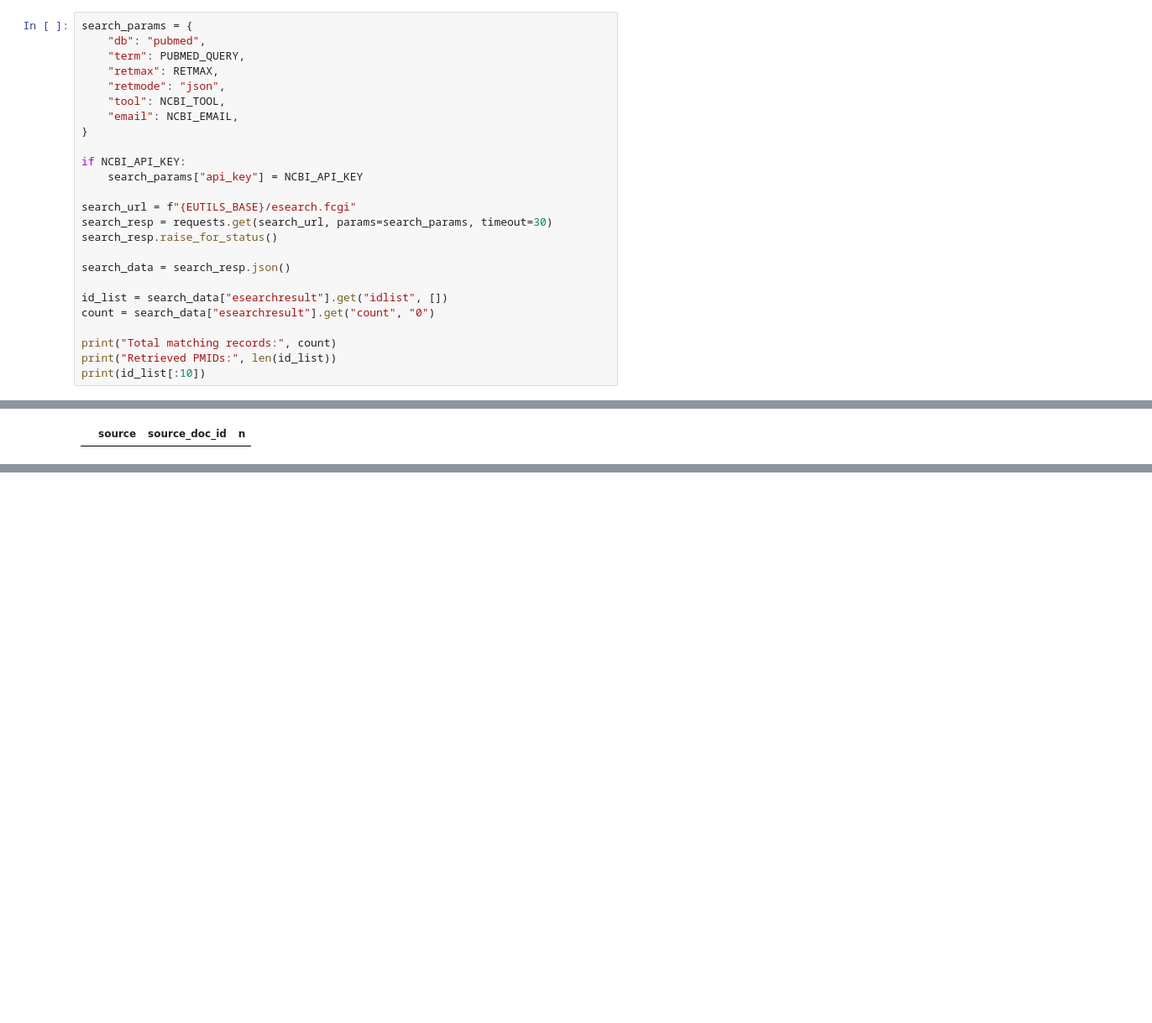
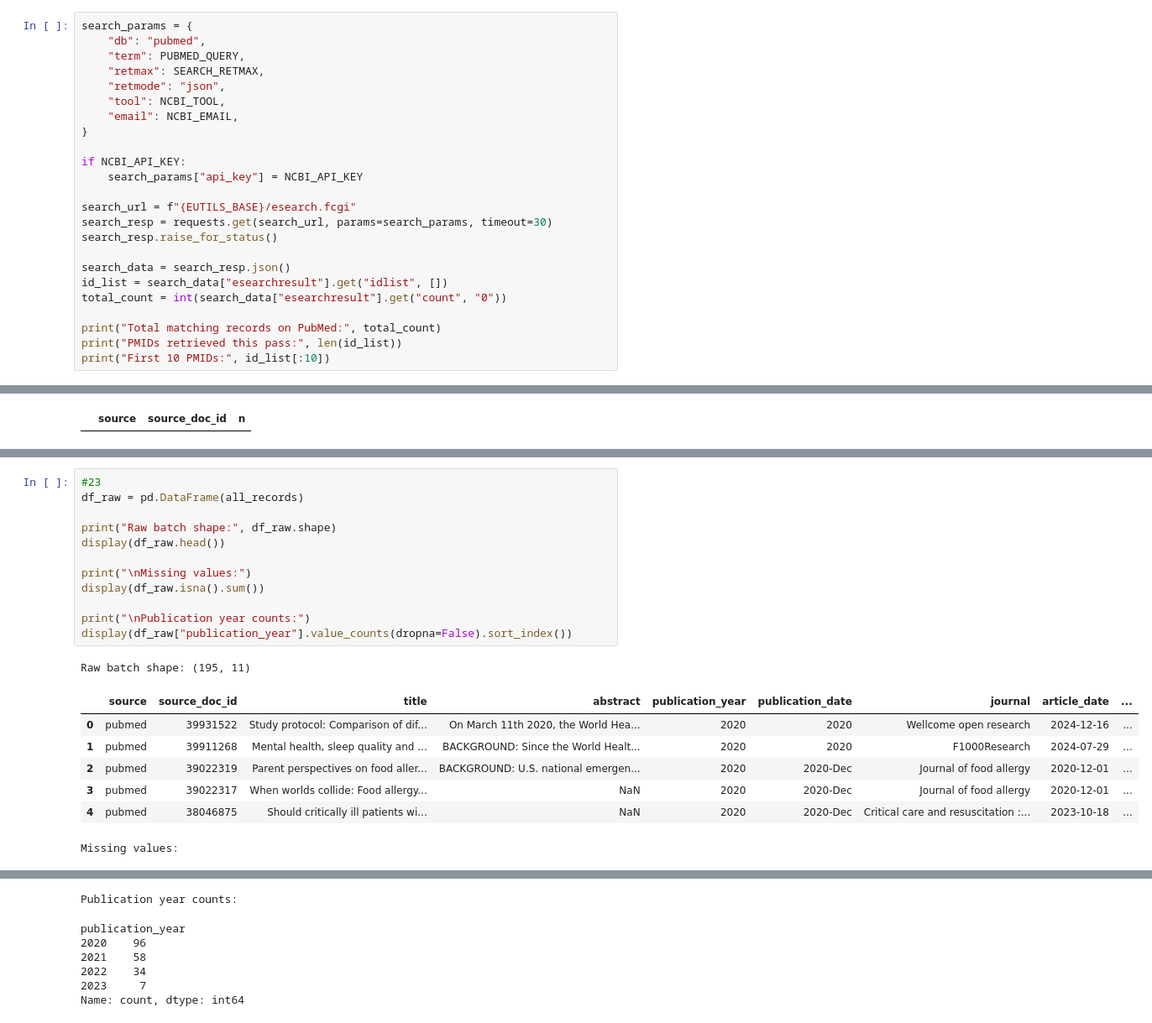
Before and after one commit to JonathanMa03/diffusion-topic-evaluation, a Jupyter notebook: notebooks/01_data_ingestion.ipynb, the cells around one changed output, grey strips where cells are left out. Shown at 84% size. Saved outputs shown, nothing was run; the diff lists cells and outputs as text; blank space fills up the shorter version.

```diff
--- a/notebooks/01_data_ingestion.ipynb
+++ b/notebooks/01_data_ingestion.ipynb
@@ -106,7 +113,7 @@ RETMAX: 10
 search_params = {
     "db": "pubmed",
     "term": PUBMED_QUERY,
-    "retmax": RETMAX,
+    "retmax": SEARCH_RETMAX,
     "retmode": "json",
     "tool": NCBI_TOOL,
     "email": NCBI_EMAIL,
@@ -120,11 +127,10 @@ search_resp = requests.get(search_url, params=search_params, timeout=30)
 search_resp.raise_for_status()
 
 search_data = search_resp.json()
+id_list = search_data["esearchresult"].get("idlist", [])
+total_count = int(search_data["esearchresult"].get("count", "0"))
 
-id_list = search_data["esearchresult"].get("idlist", [])
-count = search_data["esearchresult"].get("count", "0")
-
-print("Total matching records:", count)
-print("Retrieved PMIDs:", len(id_list))
-print(id_list[:10])
+print("Total matching records on PubMed:", total_count)
+print("PMIDs retrieved this pass:", len(id_list))
+print("First 10 PMIDs:", id_list[:10])
 # %% [output]
@@ -412,0 +568,21 @@ conn.close()
+# %%
+#23
+df_raw = pd.DataFrame(all_records)
+
+print("Raw batch shape:", df_raw.shape)
+display(df_raw.head())
+
+print("\nMissing values:")
+display(df_raw.isna().sum())
+
+print("\nPublication year counts:")
+display(df_raw["publication_year"].value_counts(dropna=False).sort_index())
+# %% [output]
+Raw batch shape: (195, 11)
+|  | source | source_doc_id | title | abstract | publication_year | publication_date | journal | article_date | ... |
+| 0 | pubmed | 39931522 | Study protocol: Comparison of dif... | On March 11th 2020, the World Hea... | 2020 | 2020 | Wellcome open research | 2024-12-16 | ... |
+| 1 | pubmed | 39911268 | Mental health, sleep quality and ... | BACKGROUND: Since the World Healt... | 2020 | 2020 | F1000Research | 2024-07-29 | ... |
+| 2 | pubmed | 39022319 | Parent perspectives on food aller... | BACKGROUND: U.S. national emergen... | 2020 | 2020-Dec | Journal of food allergy | 2020-12-01 | ... |
+| 3 | pubmed | 39022317 | When worlds collide: Food allergy... | NaN | 2020 | 2020-Dec | Journal of food allergy | 2020-12-01 | ... |
+| 4 | pubmed | 38046875 | Should critically ill patients wi... | NaN | 2020 | 2020-Dec | Critical care and resuscitation :... | 2023-10-18 | ... |
+Missing values:
@@ -412,0 +601,7 @@ conn.close()
+Publication year counts:
+publication_year
+2020    96
+2021    58
+2022    34
+2023     7
+Name: count, dtype: int64
```
Also changed, not shown: parts of 15 cells of this notebook, 1 other file.
